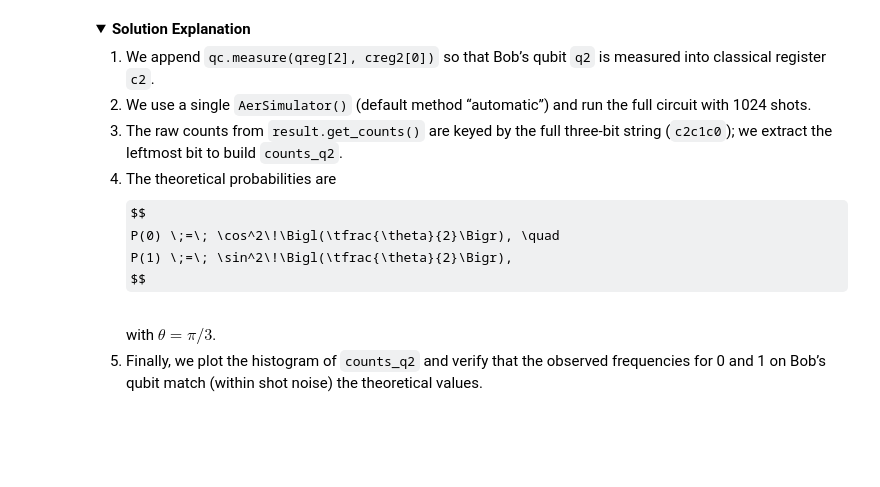
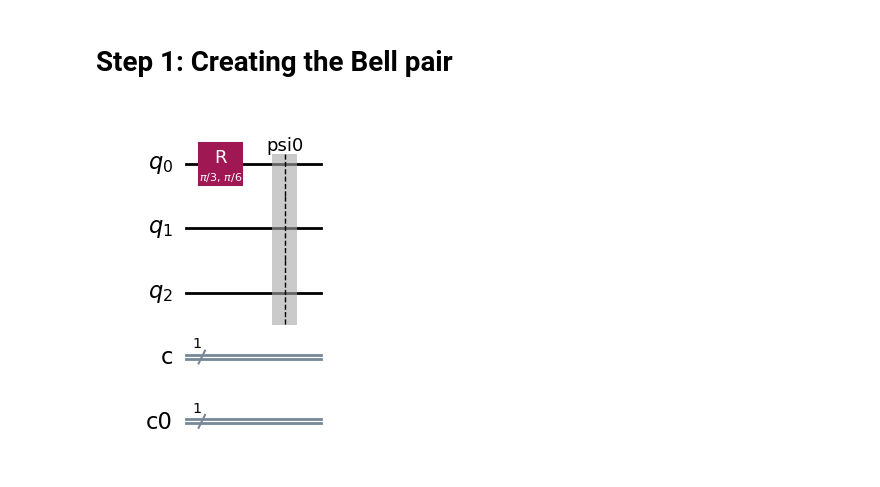
Before and after one commit to mwauters92/TIQIT_tutorial, a Jupyter notebook: Hands_on_02.ipynb, the cells around one changed output. Cells and saved outputs as stored; diff of their text form; code cells hidden in the pictures; folded sections open; some formulas as TeX source; blank space fills up the shorter version.

```diff
--- a/Hands_on_02.ipynb
+++ b/Hands_on_02.ipynb
@@ -203,15 +0,0 @@ Theoretical probabilities: 0 → 0.750, 1 → 0.250
-# %% [markdown]
-<details>
-<summary><b>Solution Explanation</b></summary>
-
-1. We append `qc.measure(qreg[2], creg2[0])` so that Bob’s qubit `q2` is measured into classical register `c2`.
-2. We use a single `AerSimulator()` (default method “automatic”) and run the full circuit with 1024 shots.
-3. The raw counts from `result.get_counts()` are keyed by the full three-bit string (`c2c1c0`); we extract the leftmost bit to build `counts_q2`.
-4. The theoretical probabilities are
-   $$
-   P(0) \;=\; \cos^2\!\Bigl(\tfrac{\theta}{2}\Bigr), \quad
-   P(1) \;=\; \sin^2\!\Bigl(\tfrac{\theta}{2}\Bigr),
-   $$
-   with $\theta = \pi/3$.
-5. Finally, we plot the histogram of `counts_q2` and verify that the observed frequencies for 0 and 1 on Bob’s qubit match (within shot noise) the theoretical values.
-</details>
@@ -217,0 +10,22 @@ Theoretical probabilities: 0 → 0.750, 1 → 0.250
+# %% [markdown]
+# Step 1: Creating the Bell pair
+# %%
+from qiskit import QuantumRegister, ClassicalRegister, QuantumCircuit
+
+# Create quantum and classical registers
+qreg_q = QuantumRegister(3, 'q')
+creg_c = ClassicalRegister(1, 'c')
+creg_c0 = ClassicalRegister(1, 'c0')
+
+# Create quantum circuit
+circuit = QuantumCircuit(qreg_q, creg_c, creg_c0)
+
+#state we wish to teleport
+theta=np.pi/3
+phi=np.pi/6
+circuit.r(theta,phi,0)
+circuit.save_statevector(label='psi0')
+circuit.draw('mpl')
+# we save the initial state so that we can easily check at the end that the
+# %% [output]
+[figure, added]
```
Also changed, not shown: parts of 29 cells of this notebook.
